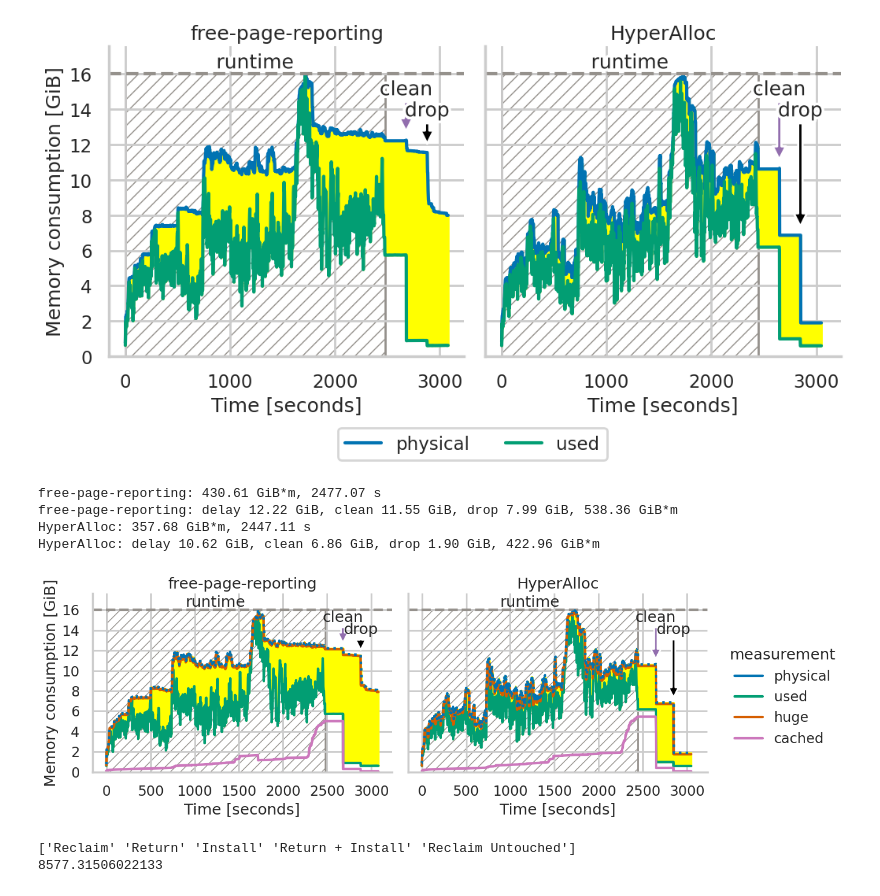
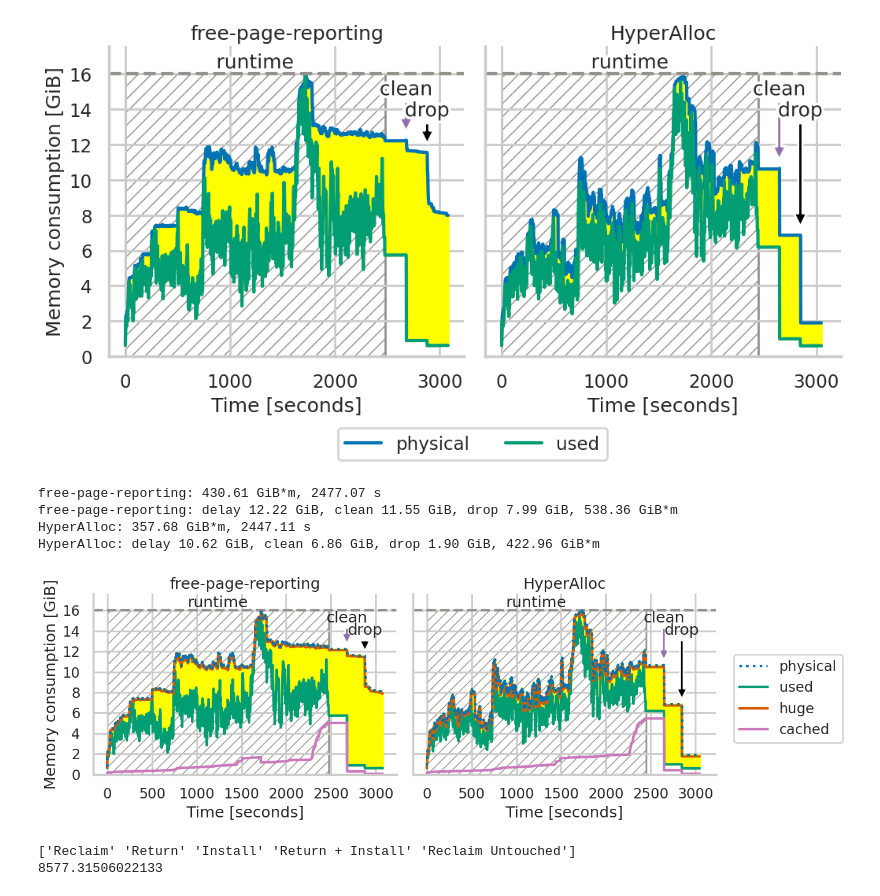
Before and after one commit to luhsra/hyperalloc-bench, a Jupyter notebook: talk.ipynb, the cells around one changed output. Drawn from its saved outputs; the diff is of its cells as text; code cells hidden in the pictures.

```diff
--- a/talk.ipynb
+++ b/talk.ipynb
@@ -264,7 +264,7 @@ HyperAlloc: delay 10.62 GiB, clean 6.86 GiB, drop 1.90 GiB, 422.96 GiB*m
 def relplot(max_mem: int, data: pd.DataFrame, times: list[BTimes], col_wrap=10, area=False, hide=list[int]) -> tuple[sns.FacetGrid, dict[str, float]]:
     col_wrap = min(col_wrap, len(data["mode"].unique()))
     p = sns.relplot(data=data, kind="line", x="time", y="bytes", col="mode", col_wrap=col_wrap,
-                    hue="measurement", height=4.5, aspect=1.3, legend=True)
+                    hue="measurement", height=4.5, aspect=1.3, legend=False)
     p.set_titles("{col_name}")
 
     modes = data["mode"].unique()
@@ -273,9 +273,9 @@ def relplot(max_mem: int, data: pd.DataFrame, times: list[BTimes], col_wrap=10,
     for ax in p.axes:
         ax.get_lines()[0].set(zorder=10, linestyle="dotted")
 
-    # h = list(p.axes[0].get_lines())
-    # l = list(data["measurement"].unique())
-    # p.add_legend(dict(zip(l, h)), loc="upper center", bbox_to_anchor=(0.41, 0.04), ncol=7, frameon=True)
+    h = list(p.axes[0].get_lines())
+    l = list(data["measurement"].unique())
+    p.add_legend(dict(zip(l, h)), loc="right", bbox_to_anchor=(1.0, 0.5), frameon=True)
 
     p.refline(y=max_mem, color=sns.crayons["Gray"])
     for i, time in enumerate(times):
@@ -340,34 +340,34 @@ def relplot(max_mem: int, data: pd.DataFrame, times: list[BTimes], col_wrap=10,
                 x=axis.get_lines()[0].get_xdata(),
                 y1=axis.get_lines()[0].get_ydata(),
                 y2=axis.get_lines()[1].get_ydata(),
                 color="yellow")
 
         if i in hide:
             axis.clear()
             axis.set_axis_off()
 
         print(f"{modes[i]}: {prefix}")
 
     p.set(ylabel="Memory consumption [GiB]")
     p.set(xlabel="Time [seconds]")
     p.set(ylim=(0, max_mem * 1.1))
     p.set(yticks=[x for x in range(0, max_mem + 1, 2*1024**3)],
         yticklabels=[str(x // 1024**3) for x in range(0, max_mem + 1, 2*1024**3)])
 
     return p, extra_keys
 
 
 max_mem = 16*1024**3
 p = visualize(max_mem, {
     "free-page-reporting": Path("compiling/latest-clang-base-auto"),
     "HyperAlloc": Path("compiling/latest-clang-llfree-auto"),
 }, "poster-clang", area=True)
 # %% [output]
 free-page-reporting: 430.61 GiB*m, 2477.07 s
 free-page-reporting: delay 12.22 GiB, clean 11.55 GiB, drop 7.99 GiB, 538.36 GiB*m
 HyperAlloc: 357.68 GiB*m, 2447.11 s
 HyperAlloc: delay 10.62 GiB, clean 6.86 GiB, drop 1.90 GiB, 422.96 GiB*m
-[figure, old version]
+[figure, new version]
 # %%
 # Touched
 paths = [
```
Also changed, not shown: 2 other files.
